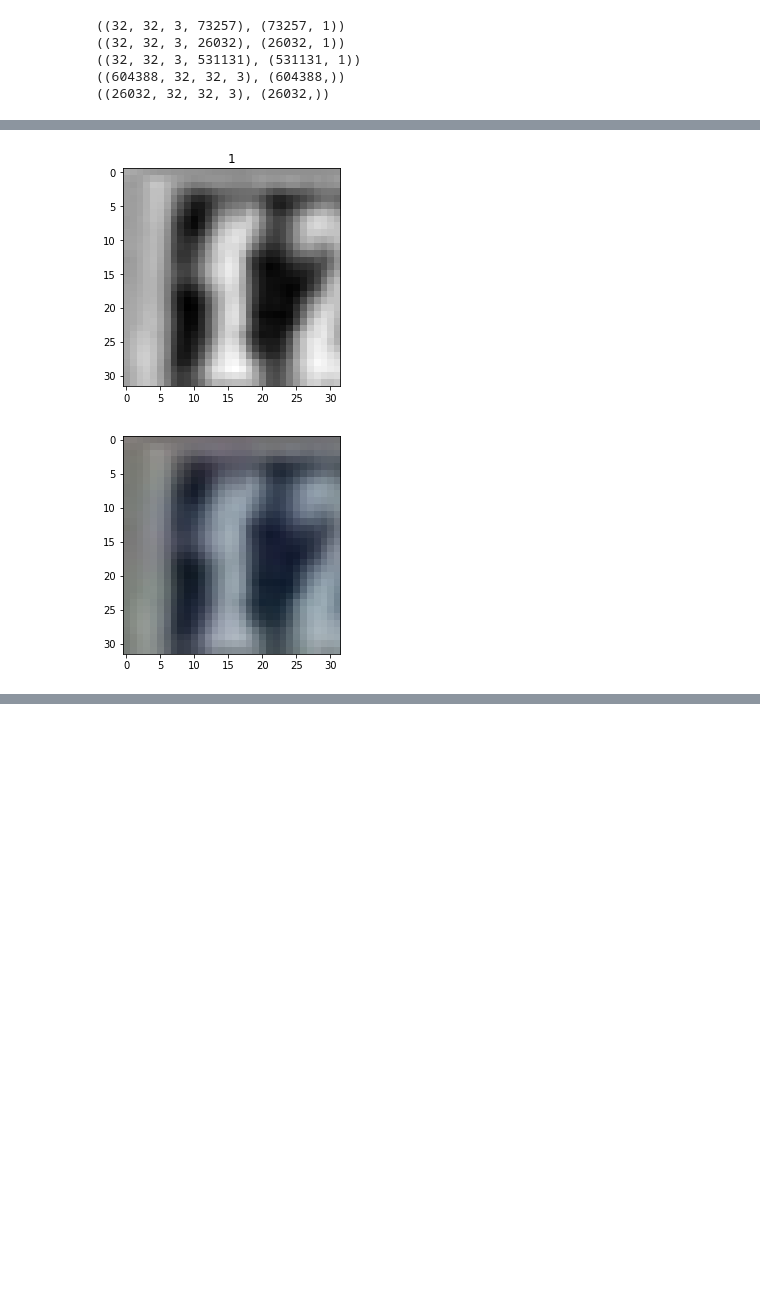
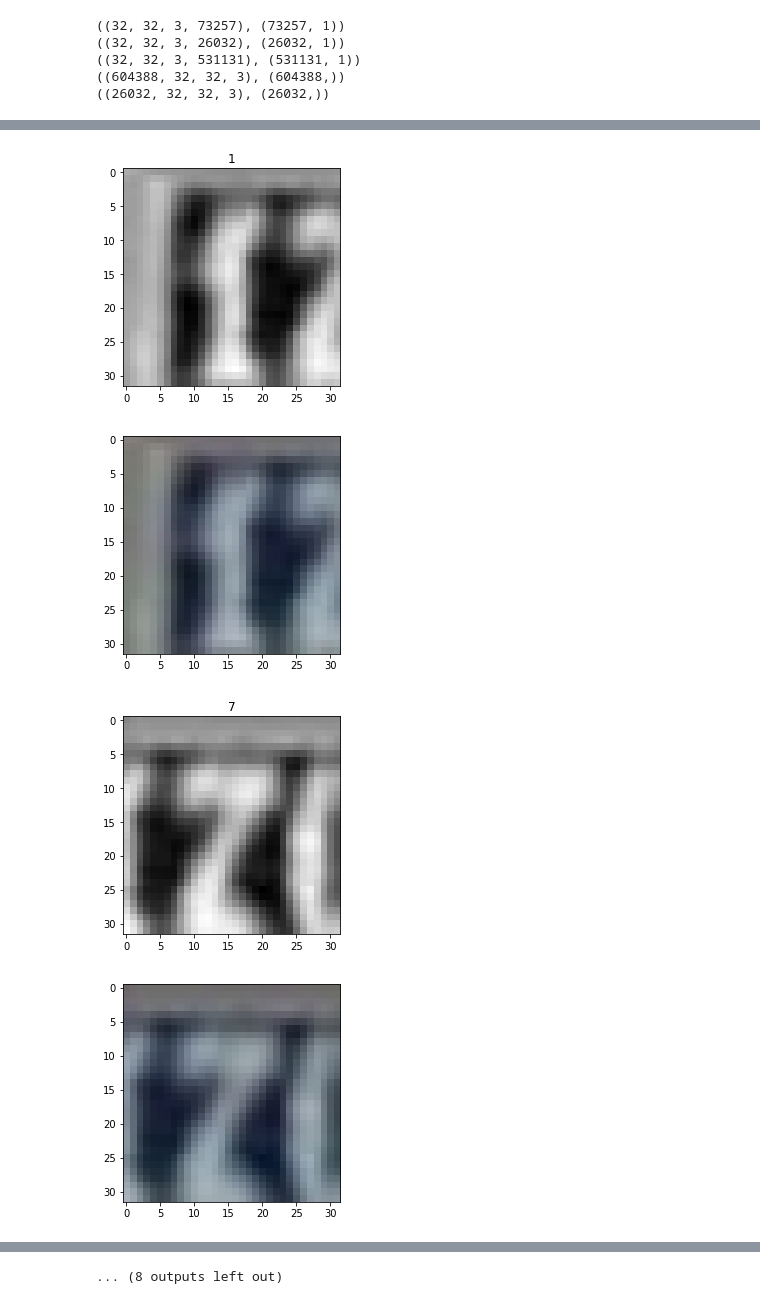
Before and after one commit to baha-nur/cnn_svhn, a Jupyter notebook: pre_process_data.ipynb, the cells around one changed output, grey strips where cells are left out. Saved outputs shown, nothing was run; the diff lists cells and outputs as text; code cells hidden in the pictures; blank space fills up the shorter version.

```diff
--- a/pre_process_data.ipynb
+++ b/pre_process_data.ipynb
@@ -106,17 +112,19 @@ with gzip.open("data/svhn_grayscale_gcn.pkl", "wb") as f:
 # %%
 np.save("data/svhn_grayscale_gcn_train.np", train_data_gcn)
 # %%
-for i in range(15, 16):
+for i in range(15, 25):
   fig = plt.figure()
   ax = fig.add_subplot(1,1,1)
   lbl = train_labels[i]
   ax.set_title(lbl)
 
   img_gcn = train_data_gcn[i]
   plt.imshow(img_gcn, cmap="gray"); plt.show()
 
   img_org = train_data[i]
   plt.imshow(img_org); plt.show()
 # %% [output]
 [figure]
 [figure]
+[figure, added]
+[figure, added]
@@ -123,3 +139,4 @@ for i in range(15, 16):
+... (8 outputs left out)
 # %%
 # for i in range(1010, 1014):
 #   fig = plt.figure()
```
Also changed, not shown: parts of 2 cells of this notebook, 2 other files.
